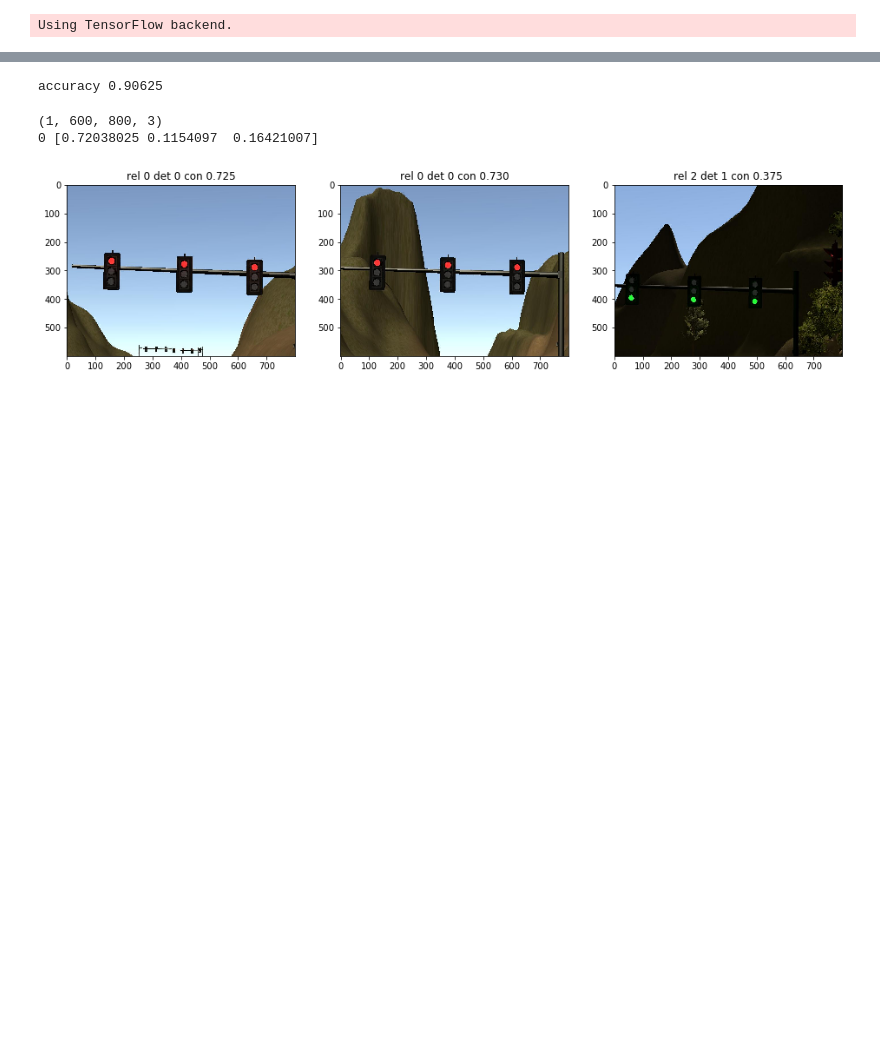
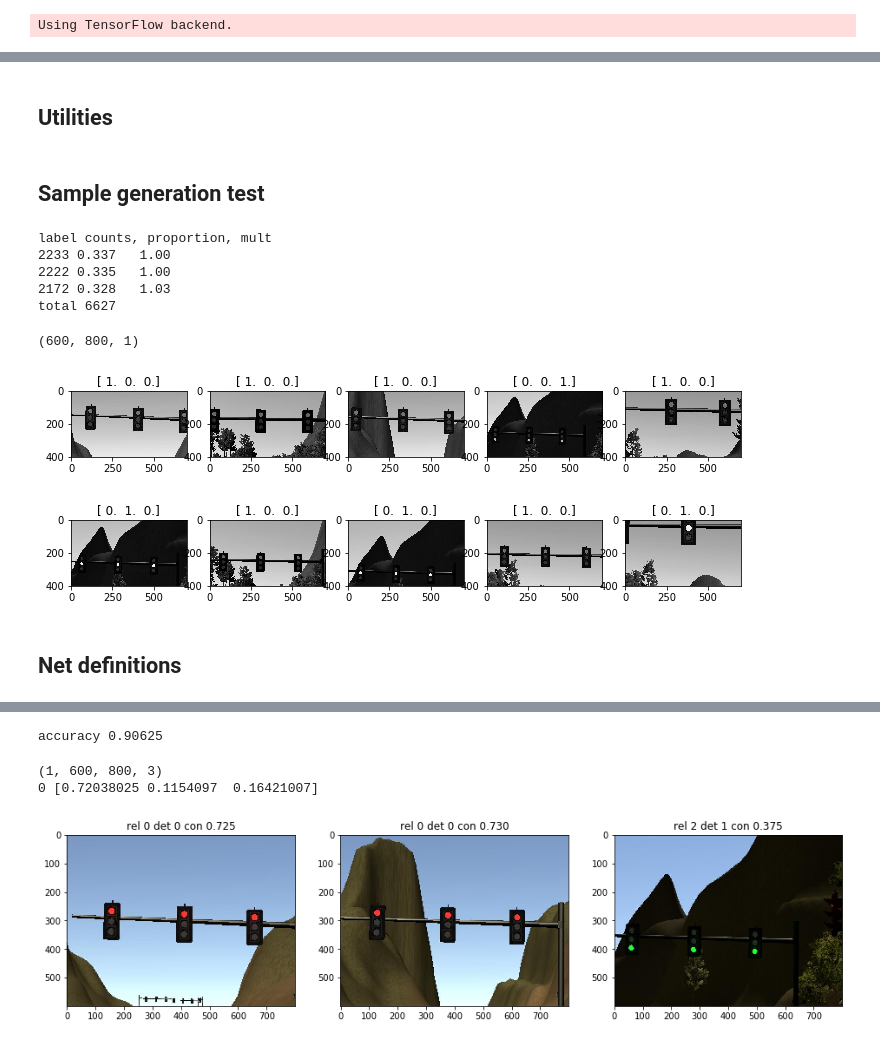
Before and after one commit to zfsang/udsdc_p9_system_integration, a Jupyter notebook: tl_detector_trainer.ipynb, the cells around one changed output, grey strips where cells are left out. Drawn from its saved outputs; the diff is of its cells as text; code cells hidden in the pictures; blank space fills up the shorter version.

```diff
--- a/tl_detector_trainer.ipynb
+++ b/tl_detector_trainer.ipynb
@@ -148,3 +26,0 @@ total 2891
-# %%
-samples = samples_01 + samples_02
-_ = count_sample_distro(samples)
@@ -318,12 +26,0 @@ samplegen = datagen(samples, batch_size=10, n_class=3)
-# %%
-imgs, labels = next(samplegen)
-
-ncols = 5
-for i, img in enumerate(imgs):
-    if i % ncols == 0:
-        plt.figure(figsize=(12, 12))
-    plt.subplot(1, ncols, (i%ncols)+1)
-    plt.imshow(img)
-    plt.gca().set_xlim([250, 550])
-    plt.gca().set_ylim([100, 500])
-    plt.gca().set_title(labels[i])
@@ -392,0 +27,2 @@ samples_gen = datagen(samples, batch_size=32, n_class=3)
+# %% [markdown]
+## Utilities
@@ -392,0 +152,44 @@ samples_gen = datagen(samples, batch_size=32, n_class=3)
+# %% [markdown]
+## Sample generation test
+# %%
+samples = get_samples_list_recursive('samples', exclude=['3'])
+samples = augment_samples_list(samples, mult=[1, 22, 4], tx=[-50, 51])
+_ = count_sample_distro(samples)
+# %% [output]
+label counts, proportion, mult
+2233 0.337   1.00
+2222 0.335   1.00
+2172 0.328   1.03
+total 6627
+# %%
+samplegen = datagen(samples, batch_size=10, n_class=3, grey=True)
+# %%
+imgs, labels = next(samplegen)
+
+grey = False
+cropx = 50
+cropy = 100
+
+print(imgs[0].shape)
+
+if imgs[0].shape[-1] < 3:
+    grey = True
+ncols = 5
+for i, img in enumerate(imgs):
+    if i % ncols == 0:
+        plt.figure(figsize=(12, 12))
+    plt.subplot(1, ncols, (i%ncols)+1)
+    img = img[cropy:-cropy, cropx:-cropx]
+    if grey:
+        plt.imshow(np.squeeze(img), cmap='gray')
+    else:
+        plt.imshow(img)
+#     plt.gca().set_xlim([0+50, 800-50])
+#     plt.gca().set_ylim([0+100, 600-100])
+    plt.gca().set_title(labels[i])
+# %% [output]
+(600, 800, 1)
+[figure, added]
+[figure, added]
+# %% [markdown]
+## Net definitions
```
Also changed, not shown: parts of 36 cells of this notebook, 3 other files.
